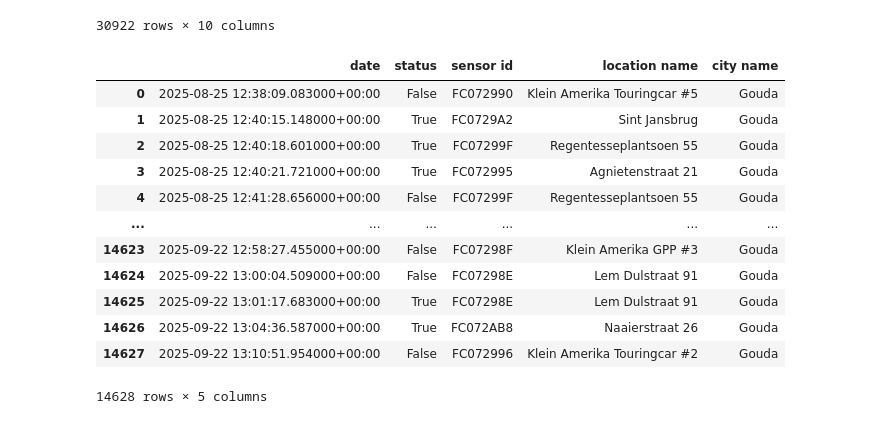
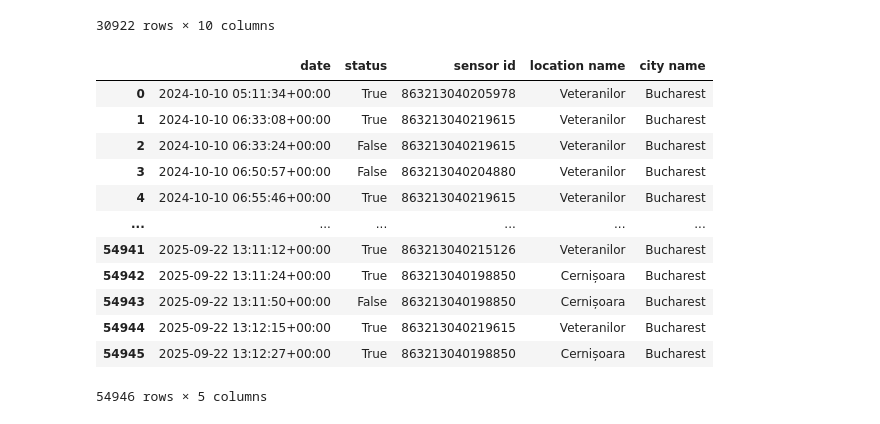
Before and after one commit to chenneman/CTC-advanced-data-science, a Jupyter notebook: Coding The Curbs.ipynb, the cells around one changed output. Cells and saved outputs as stored; diff of their text form; code cells hidden in the pictures.

Commit message:
Status Bucharest

```diff
--- a/Coding The Curbs.ipynb
+++ b/Coding The Curbs.ipynb
@@ -29,23 +30,23 @@ data_sensors
 | 30921 | 30922 | 3aab9572-127a-4712-83e1-918ae6ada912 | 2024-11-06 20:05:48+00:00 | False | -3.0 | -59.0 | 3.576 | NaN | ... |
 30922 rows × 10 columns
 # %%
-data_sensors_gouda_path = '../Sensor data Gouda.csv'
-data_sensors_gouda = pd.read_csv(data_sensors_gouda_path, delimiter=',')
+data_sensors_gouda_path = '../Sensor data Bucharest.csv'
+data_sensors_bucharest = pd.read_csv(data_sensors_gouda_path, delimiter=',')
 
 # Convert Timestamp column to datetime
-data_sensors_gouda['date'] = pd.to_datetime(data_sensors_gouda['date'], errors='coerce', utc=True)
-data_sensors_gouda
+data_sensors_bucharest['date'] = pd.to_datetime(data_sensors_bucharest['date'], errors='coerce', utc=True)
+data_sensors_bucharest
 # %% [output]
 |  | date | status | sensor id | location name | city name |
-| 0 | 2025-08-25 12:38:09.083000+00:00 | False | FC072990 | Klein Amerika Touringcar #5 | Gouda |
-| 1 | 2025-08-25 12:40:15.148000+00:00 | True | FC0729A2 | Sint Jansbrug | Gouda |
-| 2 | 2025-08-25 12:40:18.601000+00:00 | True | FC07299F | Regentesseplantsoen 55 | Gouda |
-| 3 | 2025-08-25 12:40:21.721000+00:00 | True | FC072995 | Agnietenstraat 21 | Gouda |
-| 4 | 2025-08-25 12:41:28.656000+00:00 | False | FC07299F | Regentesseplantsoen 55 | Gouda |
+| 0 | 2024-10-10 05:11:34+00:00 | True | 863213040205978 | Veteranilor | Bucharest |
+| 1 | 2024-10-10 06:33:08+00:00 | True | 863213040219615 | Veteranilor | Bucharest |
+| 2 | 2024-10-10 06:33:24+00:00 | False | 863213040219615 | Veteranilor | Bucharest |
+| 3 | 2024-10-10 06:50:57+00:00 | False | 863213040204880 | Veteranilor | Bucharest |
+| 4 | 2024-10-10 06:55:46+00:00 | True | 863213040219615 | Veteranilor | Bucharest |
 | ... | ... | ... | ... | ... | ... |
-| 14623 | 2025-09-22 12:58:27.455000+00:00 | False | FC07298F | Klein Amerika GPP #3 | Gouda |
-| 14624 | 2025-09-22 13:00:04.509000+00:00 | False | FC07298E | Lem Dulstraat 91 | Gouda |
-| 14625 | 2025-09-22 13:01:17.683000+00:00 | True | FC07298E | Lem Dulstraat 91 | Gouda |
-| 14626 | 2025-09-22 13:04:36.587000+00:00 | True | FC072AB8 | Naaierstraat 26 | Gouda |
-| 14627 | 2025-09-22 13:10:51.954000+00:00 | False | FC072996 | Klein Amerika Touringcar #2 | Gouda |
+| 54941 | 2025-09-22 13:11:12+00:00 | True | 863213040215126 | Veteranilor | Bucharest |
+| 54942 | 2025-09-22 13:11:24+00:00 | True | 863213040198850 | Cernișoara | Bucharest |
+| 54943 | 2025-09-22 13:11:50+00:00 | False | 863213040198850 | Cernișoara | Bucharest |
+| 54944 | 2025-09-22 13:12:15+00:00 | True | 863213040219615 | Veteranilor | Bucharest |
+| 54945 | 2025-09-22 13:12:27+00:00 | True | 863213040198850 | Cernișoara | Bucharest |
-14628 rows × 5 columns
+54946 rows × 5 columns
```
Also changed, not shown: parts of 8 cells of this notebook.
